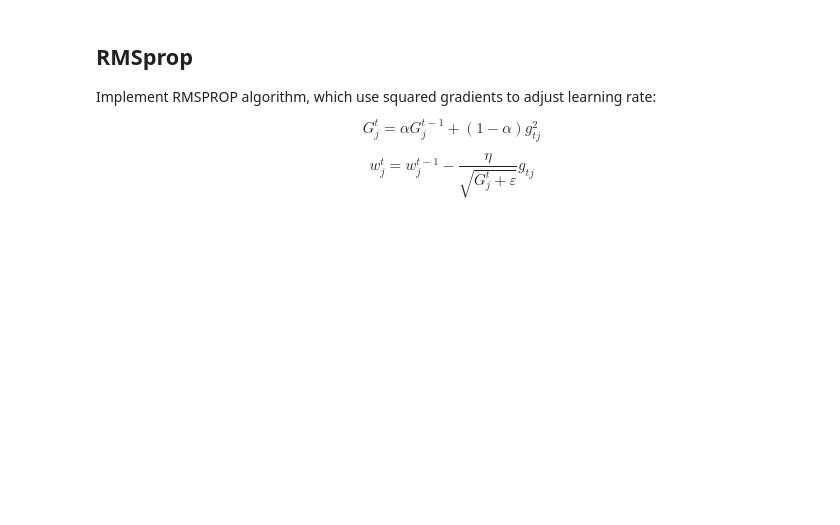
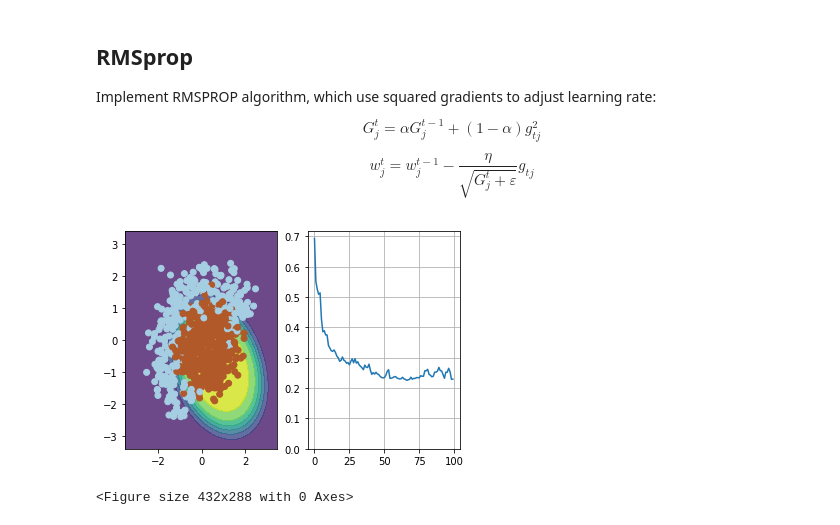
Before and after one commit to amritasenthil/intro-to-dl, a Jupyter notebook: week1/week01_pa.ipynb, the cells around one changed output. Drawn from its saved outputs; the diff is of its cells as text; code cells hidden in the pictures; blank space fills up the shorter version.

```diff
--- a/week1/week01_pa.ipynb
+++ b/week1/week01_pa.ipynb
@@ -347,28 +371,35 @@ $$ w_j^t = w_j^{t-1} - \dfrac{\eta}{\sqrt{G_j^t + \varepsilon}} g_{tj} $$
 # %%
 # please use np.random.seed(42), eta=0.1, alpha=0.9, n_iter=100 and batch_size=4 for deterministic results
 np.random.seed(42)
 
 w = np.array([0, 0, 0, 0, 0, 1.])
 
 eta = 0.1 # learning rate
 alpha = 0.9 # moving average of gradient norm squared
-g2 = None # we start with None so that you can update this value correctly on the first iteration
+g2 = np.zeros(6) # we start with None so that you can update this value correctly on the first iteration
 eps = 1e-8
 
 n_iter = 100
 batch_size = 4
 loss = np.zeros(n_iter)
 plt.figure(figsize=(12,5))
 for i in range(n_iter):
     ind = np.random.choice(X_expanded.shape[0], batch_size)
     loss[i] = compute_loss(X_expanded, y, w)
     if i % 10 == 0:
         visualize(X_expanded[ind, :], y[ind], w, loss)
 
     # TODO:<your code here>
+    g1= compute_grad(X_expanded[ind,:], y[ind], w)
+    g2 = alpha*g2 + (1-alpha)*np.square(g1)
+    denom = 1/np.sqrt(g2+eps)
+    w = w + eta* np.multiply(denom, g1)
 
 visualize(X, y, w, loss)
 plt.clf()
+# %% [output]
+[figure, added]
+<Figure size 432x288 with 0 Axes>
 # %%
 # use output of this cell to fill answer field
 ans_part6 = compute_loss(X_expanded, y, w)
```
Also changed, not shown: parts of 12 cells of this notebook.
